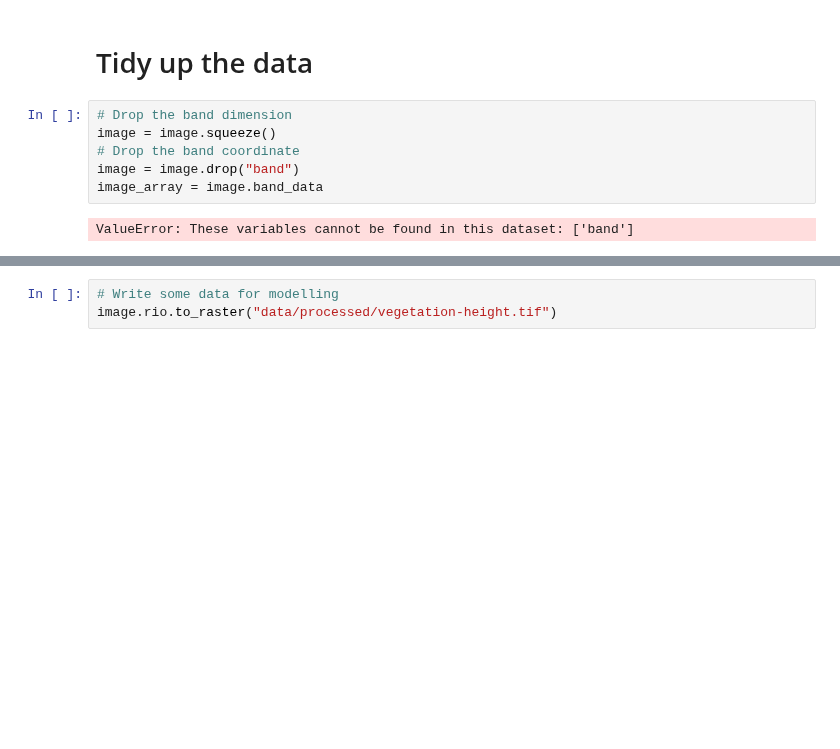
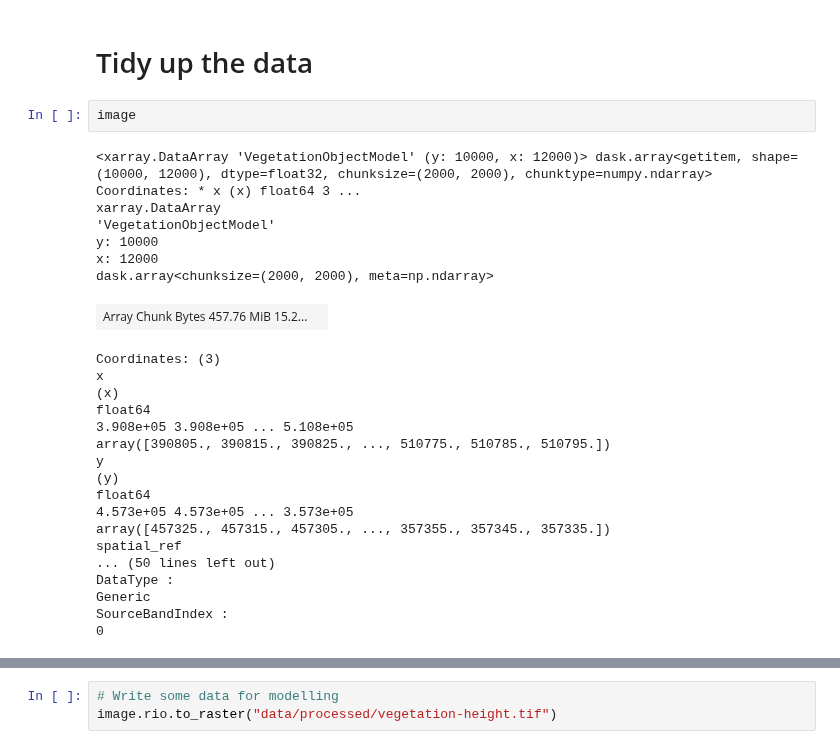
Before and after one commit to MatthewJWhittle/shefflied-bats, a Jupyter notebook: pipelines/get-vegetation-height.ipynb, the cells around one changed output, grey strips where cells are left out. Saved outputs shown, nothing was run; the diff lists cells and outputs as text; blank space fills up the shorter version.

```diff
--- a/pipelines/get-vegetation-height.ipynb
+++ b/pipelines/get-vegetation-height.ipynb
@@ -31,12 +42,31 @@ image = downloader.download_image(
     )
 # %% [markdown]
 # Tidy up the data
-# %%
-# Drop the band dimension
-image = image.squeeze()
-# Drop the band coordinate
-image = image.drop("band")
-image_array = image.band_data
-# %% [output]
-ValueError: These variables cannot be found in this dataset: ['band']
+# %%
+image
+# %% [output]
+<xarray.DataArray 'VegetationObjectModel' (y: 10000, x: 12000)> dask.array<getitem, shape=(10000, 12000), dtype=float32, chunksize=(2000, 2000), chunktype=numpy.ndarray> Coordinates: * x (x) float64 3 ...
+xarray.DataArray
+'VegetationObjectModel'
+y: 10000
+x: 12000
+dask.array<chunksize=(2000, 2000), meta=np.ndarray>
+| Array Chunk Bytes 457.76 MiB 15.2... |  |
+Coordinates: (3)
+x
+(x)
+float64
+3.908e+05 3.908e+05 ... 5.108e+05
+array([390805., 390815., 390825., ..., 510775., 510785., 510795.])
+y
+(y)
+float64
+4.573e+05 4.573e+05 ... 3.573e+05
+array([457325., 457315., 457305., ..., 357355., 357345., 357335.])
+spatial_ref
+... (50 lines left out)
+DataType :
+Generic
+SourceBandIndex :
+0
 # %%
```
Also changed, not shown: parts of 6 cells of this notebook, 6 other files.
